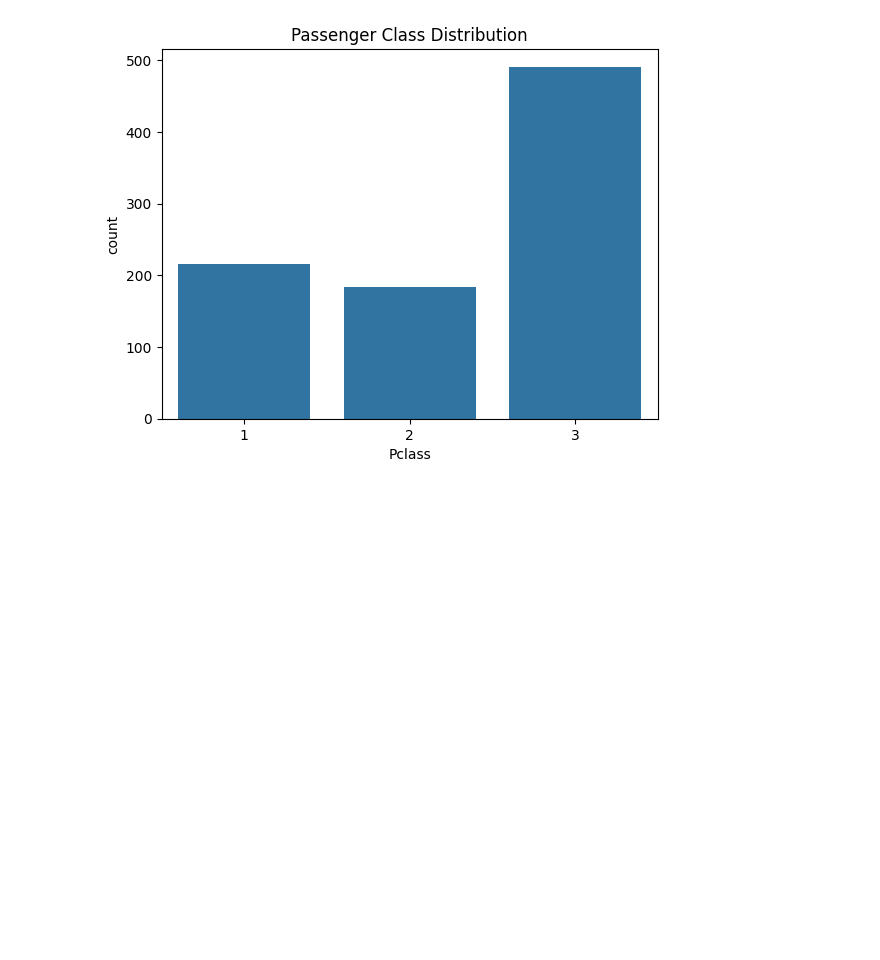
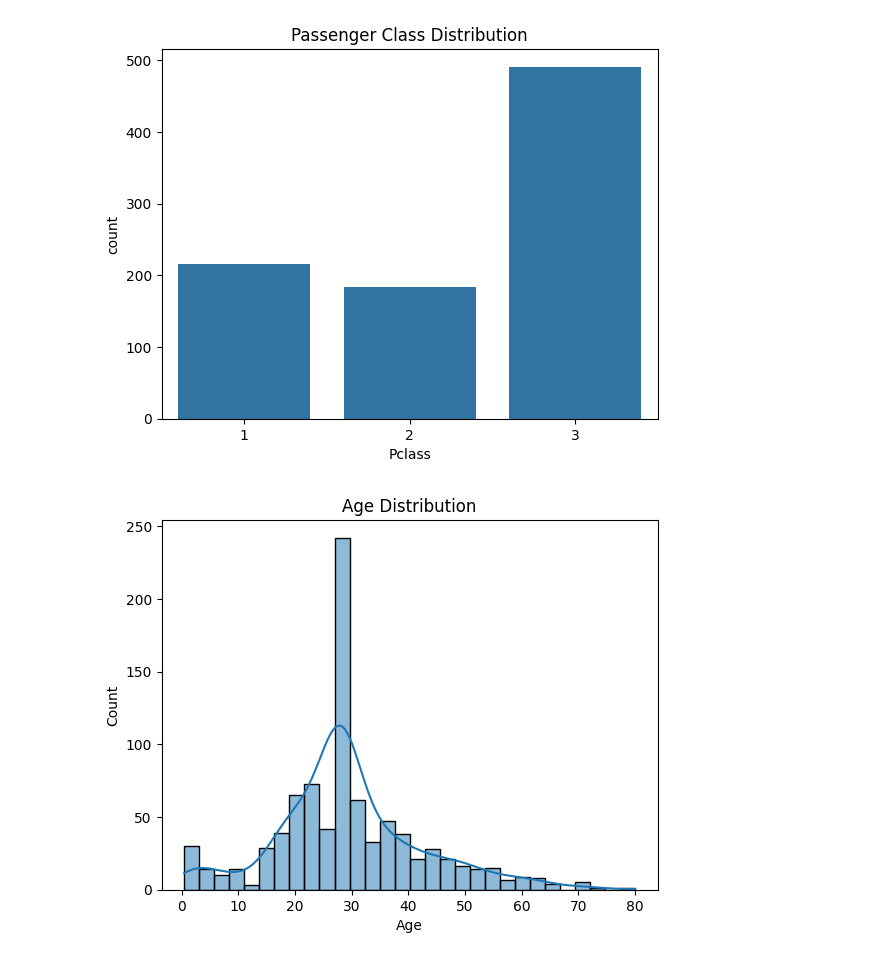
Before and after one commit to Rethabile012/HexSoftwares_Titanic_EDA, a Jupyter notebook: titanic_eda.ipynb, the cells around one changed output. Drawn from its saved outputs; the diff is of its cells as text; code cells hidden in the pictures; blank space fills up the shorter version.

```diff
--- a/titanic_eda.ipynb
+++ b/titanic_eda.ipynb
@@ -106,3 +106,10 @@ plt.title("Passenger Class Distribution")
 plt.show()
 # %% [output]
 [figure]
+# %%
+sns.histplot(df["Age"], bins=30, kde=True)
+plt.title("Age Distribution")
+plt.xlabel("Age")
+plt.show()
+# %% [output]
+[figure, added]
```
Also changed, not shown: parts of 8 cells of this notebook.
